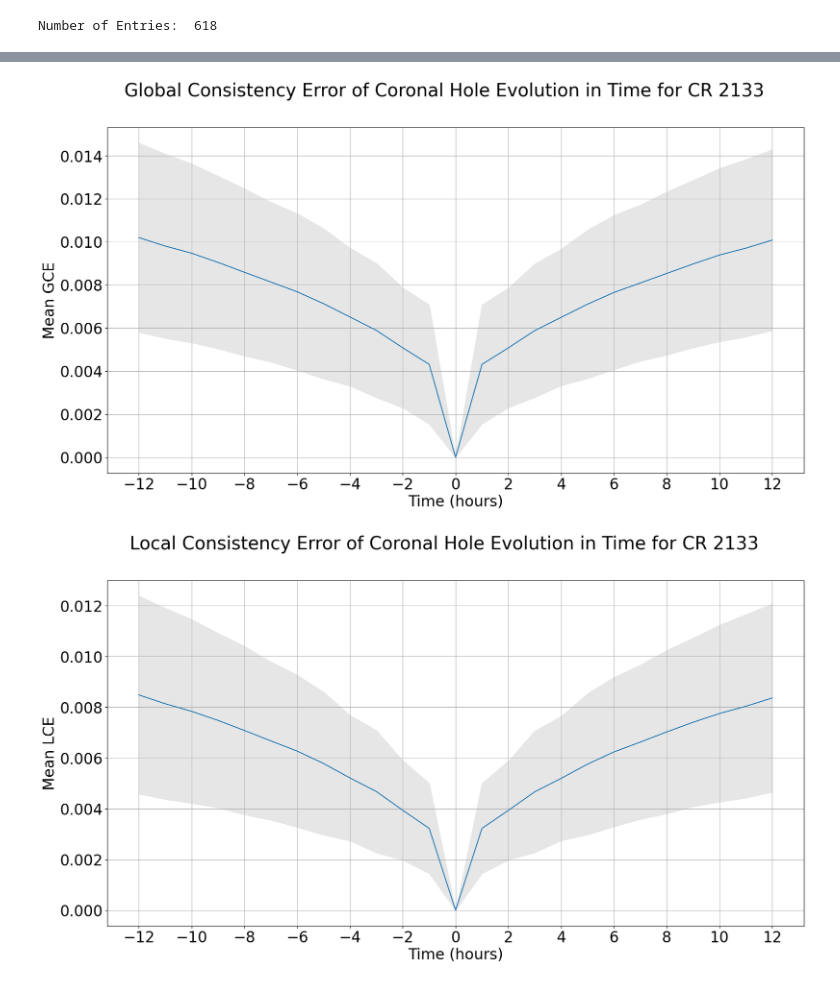
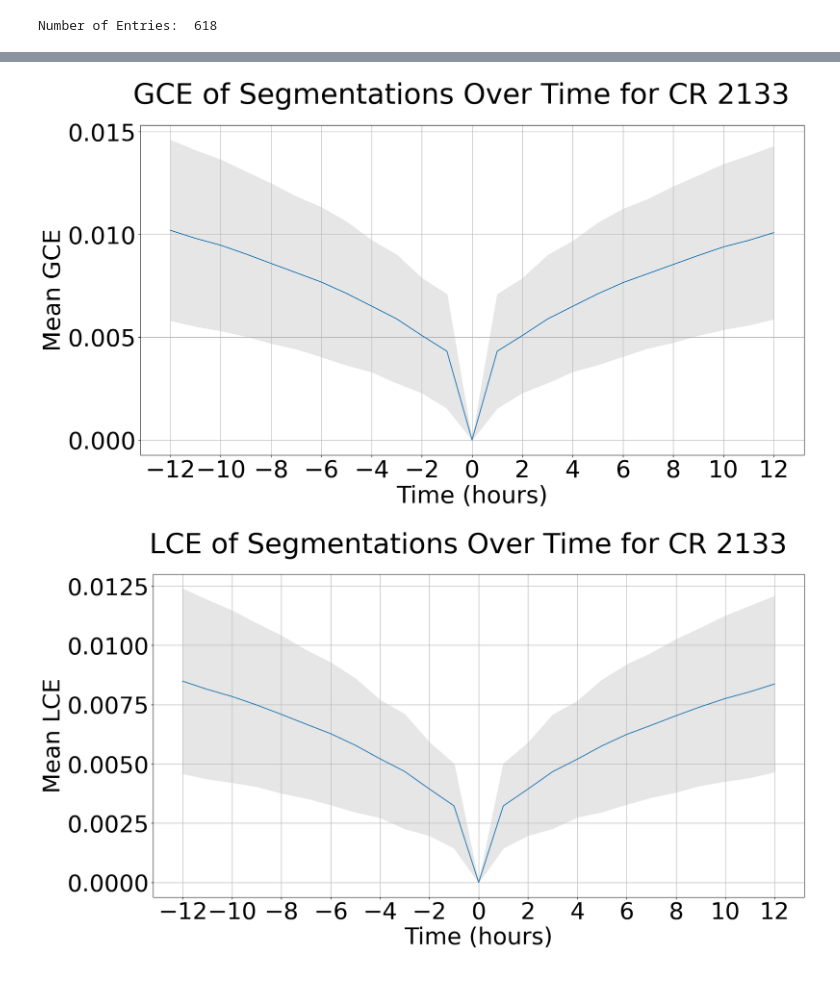
Before and after one commit to DuckDuckPig/CH-ACWE, a Jupyter notebook: TemporalEffects/Analysis/visulization_singleCR.ipynb, the cells around one changed output, grey strips where cells are left out. Drawn from its saved outputs; the diff is of its cells as text; code cells hidden in the pictures.

```diff
--- a/TemporalEffects/Analysis/visulization_singleCR.ipynb
+++ b/TemporalEffects/Analysis/visulization_singleCR.ipynb
@@ -58,8 +58,8 @@ if not os.path.exists(saveDirectory):
 # %%
 # IOU
 plt.figure(figsize=[20,10])
-plt.rcParams.update({'font.size': 24})
-s = 'Intersection Over Union of Coronal Hole Evolution in Time for CR ' + cr[2:]
+plt.rcParams.update({'font.size': 40})
+s = 'IOU of Segmentations Over Time for CR ' + cr[2:]
 plt.suptitle(s)
 
 # stack past and present for one graph
@@ -86,8 +86,8 @@ plt.show()
 # %%
 # SSIM
 plt.figure(figsize=[20,10])
-plt.rcParams.update({'font.size': 24})
-s = 'Structural Similarity of Coronal Hole Evolution in Time for CR ' + cr[2:]
+plt.rcParams.update({'font.size': 40})
+s = 'SSIM of Segmentations Over Time for CR ' + cr[2:]
 plt.suptitle(s)
 
 # stack past and present for one graph
@@ -114,8 +114,8 @@ plt.show()
 # %%
 # GCE
 plt.figure(figsize=[20,10])
-plt.rcParams.update({'font.size': 24})
-s = 'Global Consistency Error of Coronal Hole Evolution in Time for CR ' + cr[2:]
+plt.rcParams.update({'font.size': 40})
+s = 'GCE of Segmentations Over Time for CR ' + cr[2:]
 plt.suptitle(s)
 
 # stack past and present for one graph
@@ -138,32 +138,32 @@ title = saveDirectory + title
 plt.savefig(title)
 plt.show()
 # %% [output]
-[figure, old version]
+[figure, new version]
 # %%
 # LCE
 plt.figure(figsize=[20,10])
-plt.rcParams.update({'font.size': 24})
-s = 'Local Consistency Error of Coronal Hole Evolution in Time for CR ' + cr[2:]
+plt.rcParams.update({'font.size': 40})
+s = 'LCE of Segmentations Over Time for CR ' + cr[2:]
 plt.suptitle(s)
 
 # stack past and present for one graph
 hours   = np.asarray(range(len(meanLCEpast))) + 1
 hours   = np.hstack([np.flip(-hours),0,hours])
 meanLCE = np.hstack([np.flip(meanLCEpast),0,meanLCEfuture])
 stdLCE  = np.hstack([np.flip(stdLCEpast),0,stdLCEfuture])
 
 # Plot
 plt.plot(hours,meanLCE)
 plt.fill_between(hours,meanLCE-stdLCE,
                  meanLCE+stdLCE,color=(.9,.9,.9))
 plt.xticks(np.array(range(-12,13,2)))
 plt.ylabel('Mean LCE')
 plt.xlabel('Time (hours)')
 plt.grid()
 
 title = 'LCE_' + cr + '.eps'
 title = saveDirectory + title
 plt.savefig(title)
 plt.show()
 # %% [output]
-[figure, old version]
+[figure, new version]
```
Also changed, not shown: parts of 2 cells of this notebook, 1 other file.
